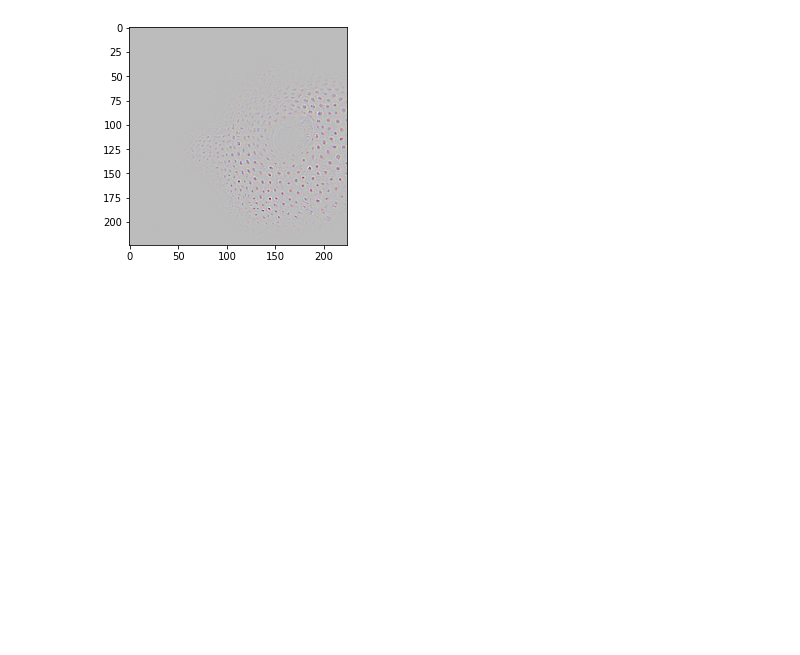
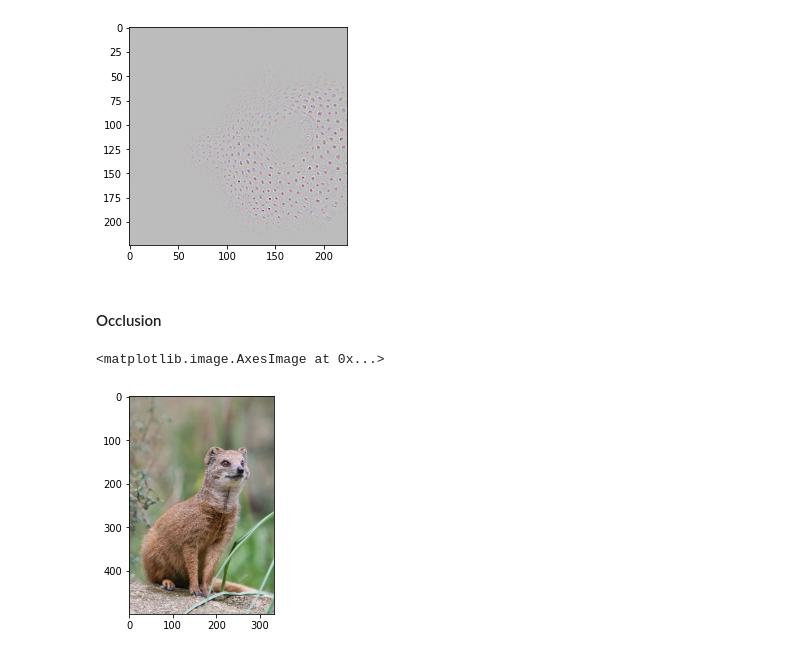
Before and after one commit to shreypatil/Visualize-CNN, a Jupyter notebook: Model/pretrained.ipynb, the cells around one changed output. Saved outputs shown, nothing was run; the diff lists cells and outputs as text; code cells hidden in the pictures; blank space fills up the shorter version.

Commit message:
Occlusion added

```diff
--- a/Model/pretrained.ipynb
+++ b/Model/pretrained.ipynb
@@ -79,7 +86,8 @@ class ConvVgg16(nn.Module):
         # indices of Conv2d layres
         self.modules_no = []
 
-        self.features = vgg16(pretrained=True).features
+        # self.features = vgg16(pretrained=True).features
+        self.features = vgg16(weights='DEFAULT').features
 
         for i, feature in enumerate(self.features) :
             if isinstance(feature, nn.MaxPool2d):
@@ -88,9 +96,11 @@ class ConvVgg16(nn.Module):
             elif isinstance(feature, nn.Conv2d):
                 self.modules_no.append(i)
 
-        self.avgpool = vgg16(pretrained=True).avgpool
+        # self.avgpool = vgg16(pretrained=True).avgpool
+        self.avgpool = vgg16(weights='DEFAULT').avgpool
 
-        self.classifier = vgg16(pretrained=True).classifier
+        # self.classifier = vgg16(pretrained=True).classifier
+        self.classifier = vgg16(weights='DEFAULT').classifier
 
 
     def forward (self, x) :
@@ -168,17 +178,14 @@ class ConvDeconvVGG16(nn.Module) :
             y_zerod[y_idx] = y_max
             return y_zerod.reshape(y.shape)
 
-        elif k == 'vector' :
-            pass
 
-
-    def forward(self, x, layer_ix) :
+    def forward(self, x, layer_ix, zero_type='channel') :
 
         conv_pred_vector, conv_results, switches  = self.conv_model(x)
         conv_pred = conv_pred_vector.argmax().item()
 
         y = conv_results[self.conv_indices[layer_ix]]
-        y = self.__zero_activation(y, 'channel')
+        y = self.__zero_activation(y, zero_type)
 
 
 
@@ -212,3 +237,13 @@ plt.imshow(img_out)
 # %% [output]
 <matplotlib.image.AxesImage at 0x...>
 [figure]
+# %% [markdown]
+#### Occlusion
+# %%
+model = ConvDeconvVGG16()
+
+img = cv2.cvtColor(cv2.imread('mong.JPEG'), cv2.COLOR_BGR2RGB)
+plt.imshow(img)
+# %% [output]
+<matplotlib.image.AxesImage at 0x...>
+[figure, added]
```
Also changed, not shown: parts of 8 cells of this notebook, 1 other file.
